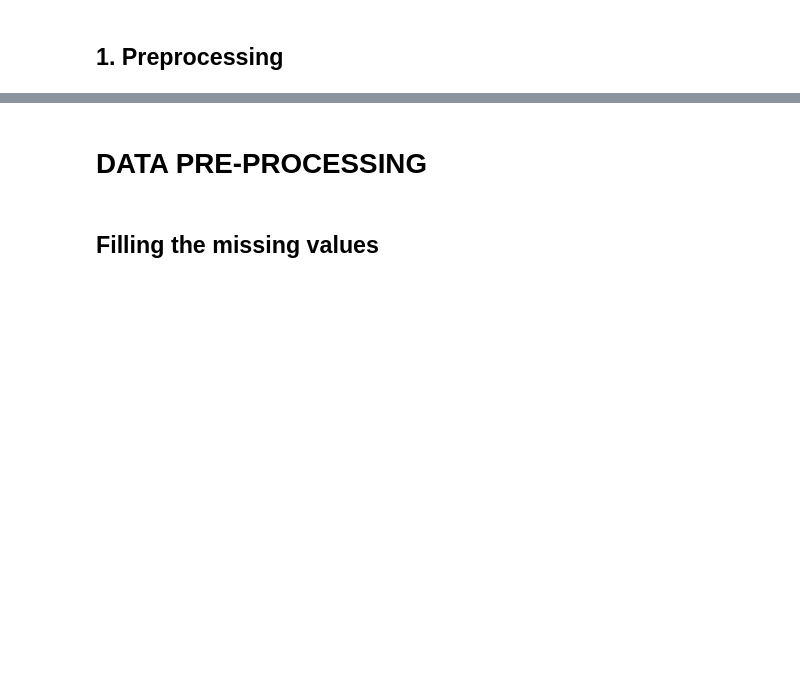
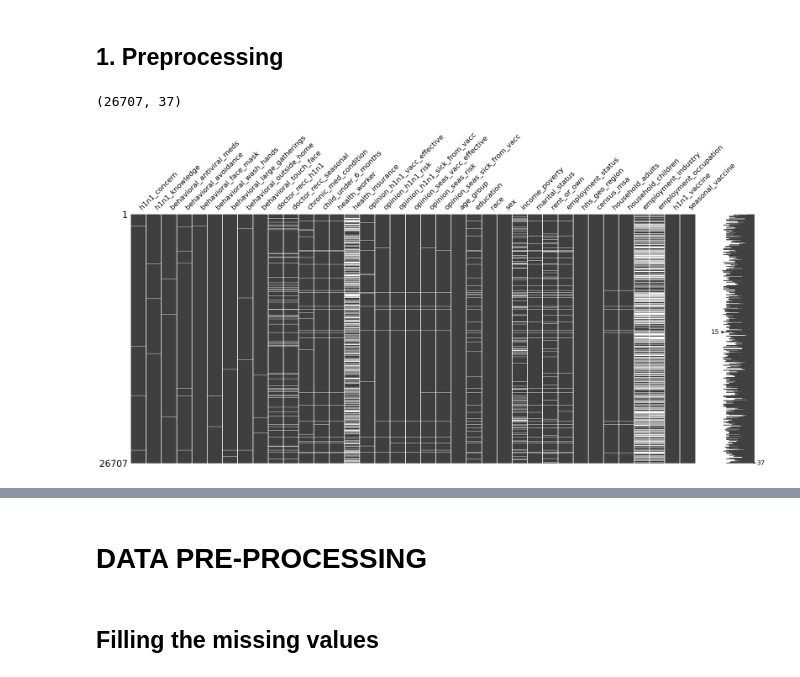
Before and after one commit to dguevaraapaza/H1N1-Seasonal-Flu-Vaccine, a Jupyter notebook: H1N1_and_seasonal_flu_vaccines.ipynb, the cells around one changed output, grey strips where cells are left out. Cells and saved outputs as stored; diff of their text form; code cells hidden in the pictures; blank space fills up the shorter version.

```diff
--- a/H1N1_and_seasonal_flu_vaccines.ipynb
+++ b/H1N1_and_seasonal_flu_vaccines.ipynb
@@ -53,8 +65,16 @@ import missingno as msno
 ## **1. Preprocessing**
 # %%
 # Load data
-!wget -q -O H1N1_Flu_Vaccines.csv https://raw.githubusercontent.com/dguevaraapaza/H1N1-Seasonal-Flu-Vaccine/refs/heads/main/data/H1N1_Flu_Vaccines.csv
-vac = pd.read_csv('H1N1_Flu_Vaccines.csv', index_col='respondent_id', delimiter=',')
+vac = pd.read_csv('data/H1N1_Flu_Vaccines.csv', index_col='respondent_id', delimiter=',')
+vac.shape
+# %% [output]
+(26707, 37)
+# %%
+# review empty values
+msno.matrix(vac)
+plt.show()
+# %% [output]
+[figure, added]
 # %%
 # Records that have multiple empty values
 
```
Also changed, not shown: parts of 10 cells of this notebook, 1 other file.
